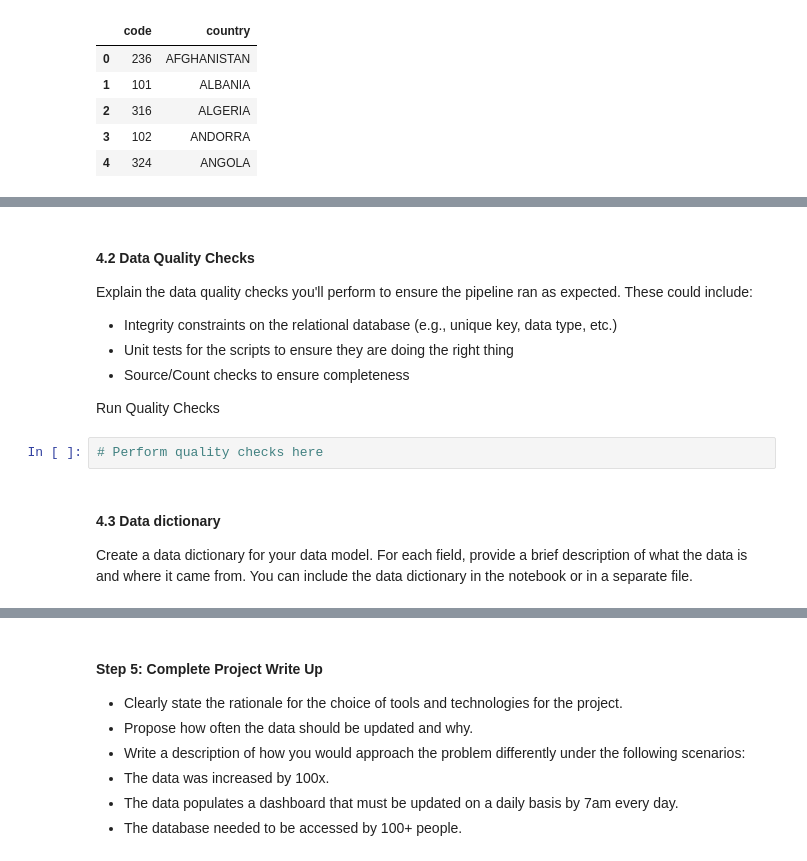
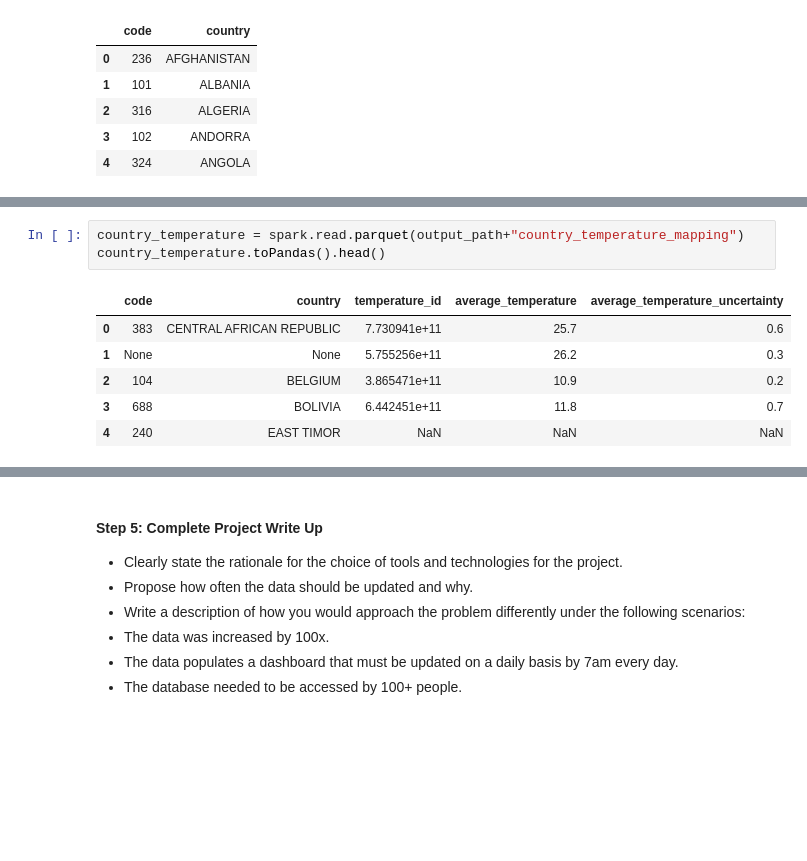
Before and after one commit to moulivirunchipuram/capstone, a Jupyter notebook: Capstone Project Template.ipynb, the cells around one changed output, grey strips where cells are left out. Cells and saved outputs as stored; diff of their text form; blank space fills up the shorter version.

```diff
--- a/Capstone Project Template.ipynb
+++ b/Capstone Project Template.ipynb
@@ -652,13 +661,10 @@ state.toPandas().head()
-# %% [markdown]
-#### 4.2 Data Quality Checks
-Explain the data quality checks you'll perform to ensure the pipeline ran as expected. These could include:
- * Integrity constraints on the relational database (e.g., unique key, data type, etc.)
- * Unit tests for the scripts to ensure they are doing the right thing
- * Source/Count checks to ensure completeness
-
-Run Quality Checks
-# %%
-# Perform quality checks here
-# %% [markdown]
-#### 4.3 Data dictionary
-Create a data dictionary for your data model. For each field, provide a brief description of what the data is and where it came from. You can include the data dictionary in the notebook or in a separate file.
+# %%
+country_temperature = spark.read.parquet(output_path+"country_temperature_mapping")
+country_temperature.toPandas().head()
+# %% [output]
+|  | code | country | temperature_id | average_temperature | average_temperature_uncertainty |
+| 0 | 383 | CENTRAL AFRICAN REPUBLIC | 7.730941e+11 | 25.7 | 0.6 |
+| 1 | None | None | 5.755256e+11 | 26.2 | 0.3 |
+| 2 | 104 | BELGIUM | 3.865471e+11 | 10.9 | 0.2 |
+| 3 | 688 | BOLIVIA | 6.442451e+11 | 11.8 | 0.7 |
+| 4 | 240 | EAST TIMOR | NaN | NaN | NaN |
```
Also changed, not shown: parts of 64 cells of this notebook, 4 other files.
